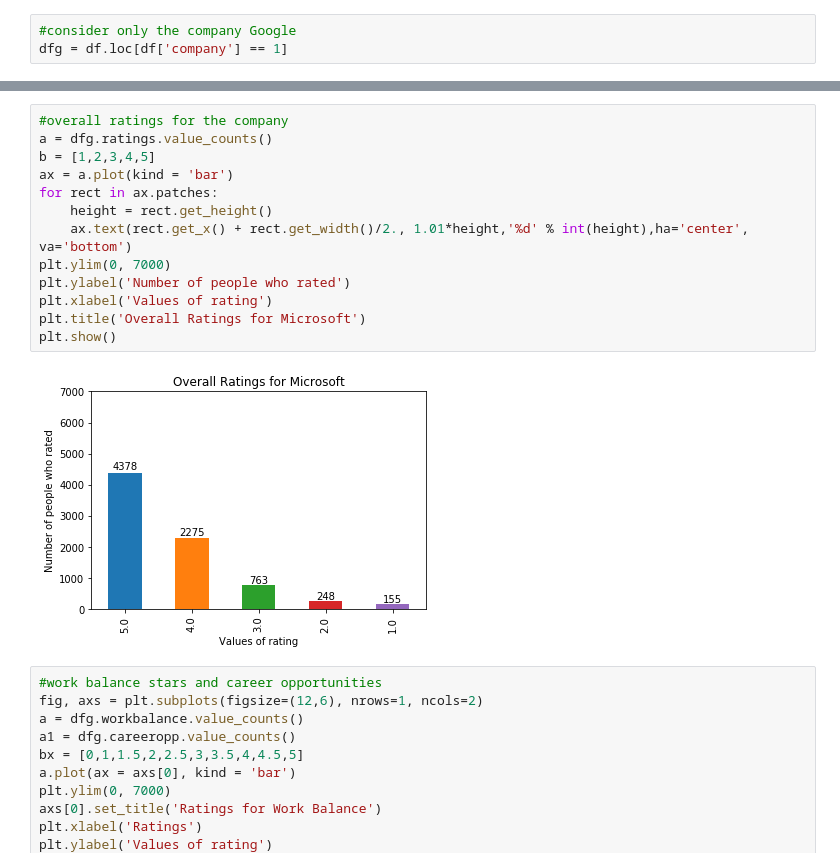
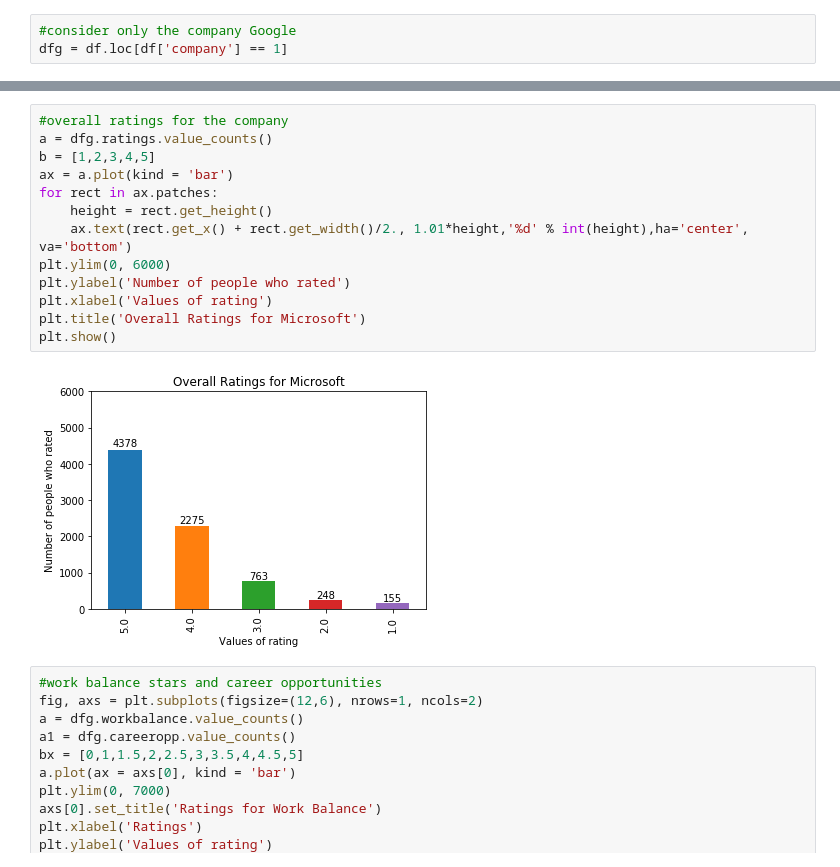
Before and after one commit to shriyaprasad/Capstone-TDIproject, a Jupyter notebook: capstone_ShriyaPrasad.ipynb, the cells around one changed output, grey strips where cells are left out. Cells and saved outputs as stored; diff of their text form.

```diff
--- a/capstone_ShriyaPrasad.ipynb
+++ b/capstone_ShriyaPrasad.ipynb
@@ -78,18 +82,18 @@ dfg = df.loc[df['company'] == 1]
 # %%
 #overall ratings for the company
 a = dfg.ratings.value_counts()
 b = [1,2,3,4,5]
 ax = a.plot(kind = 'bar')
 for rect in ax.patches:
     height = rect.get_height()
     ax.text(rect.get_x() + rect.get_width()/2., 1.01*height,'%d' % int(height),ha='center', va='bottom')
-plt.ylim(0, 7000)
+plt.ylim(0, 6000)
 plt.ylabel('Number of people who rated')
 plt.xlabel('Values of rating')
 plt.title('Overall Ratings for Microsoft')
 plt.show()
 # %% [output]
-[figure, old version]
+[figure, new version]
 # %%
 #work balance stars and career opportunities
 fig, axs = plt.subplots(figsize=(12,6), nrows=1, ncols=2)
```
Also changed, not shown: parts of 10 cells of this notebook.
